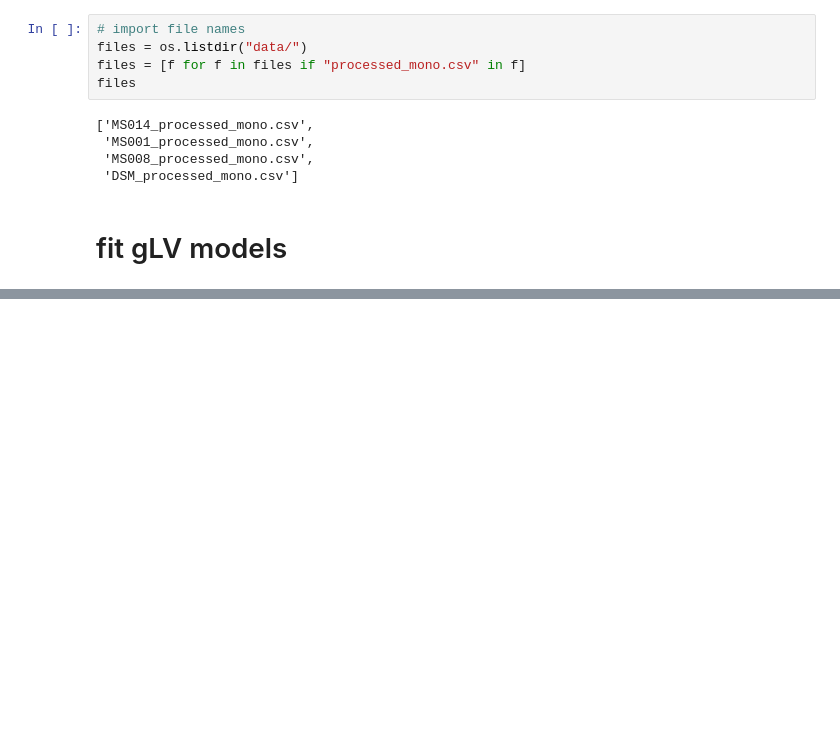
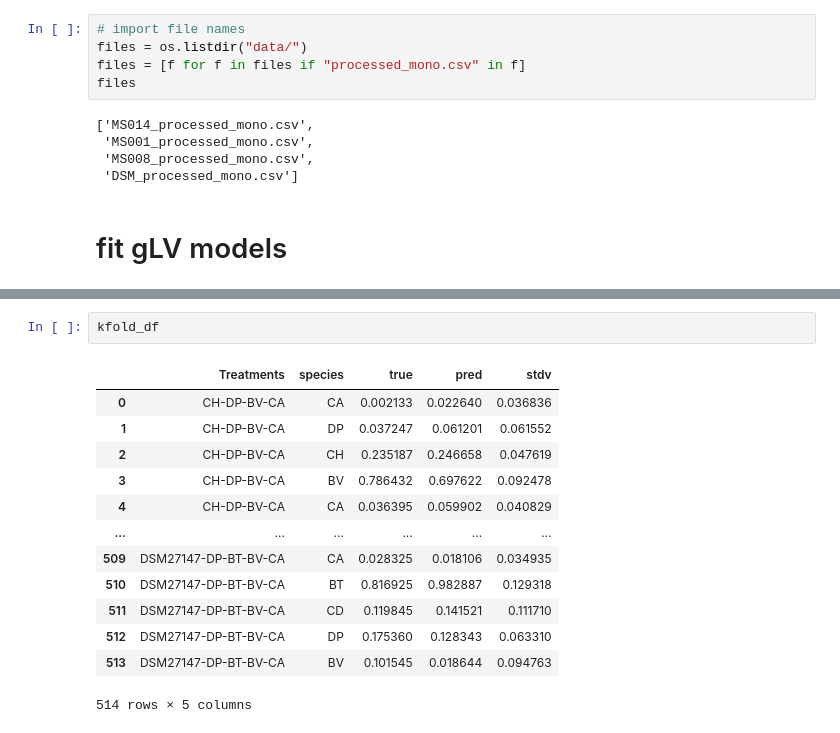
Before and after one commit to VenturelliLab/Sulaiman_et_al_2024, a Jupyter notebook: exp1/Kfold gLV.ipynb, the cells around one changed output, grey strips where cells are left out. Saved outputs shown, nothing was run; the diff lists cells and outputs as text; blank space fills up the shorter version.

```diff
--- a/exp1/Kfold gLV.ipynb
+++ b/exp1/Kfold gLV.ipynb
@@ -245,0 +214,16 @@ for file in files:
+# %%
+kfold_df
+# %% [output]
+|  | Treatments | species | true | pred | stdv |
+| 0 | CH-DP-BV-CA | CA | 0.002133 | 0.022640 | 0.036836 |
+| 1 | CH-DP-BV-CA | DP | 0.037247 | 0.061201 | 0.061552 |
+| 2 | CH-DP-BV-CA | CH | 0.235187 | 0.246658 | 0.047619 |
+| 3 | CH-DP-BV-CA | BV | 0.786432 | 0.697622 | 0.092478 |
+| 4 | CH-DP-BV-CA | CA | 0.036395 | 0.059902 | 0.040829 |
+| ... | ... | ... | ... | ... | ... |
+| 509 | DSM27147-DP-BT-BV-CA | CA | 0.028325 | 0.018106 | 0.034935 |
+| 510 | DSM27147-DP-BT-BV-CA | BT | 0.816925 | 0.982887 | 0.129318 |
+| 511 | DSM27147-DP-BT-BV-CA | CD | 0.119845 | 0.141521 | 0.111710 |
+| 512 | DSM27147-DP-BT-BV-CA | DP | 0.175360 | 0.128343 | 0.063310 |
+| 513 | DSM27147-DP-BT-BV-CA | BV | 0.101545 | 0.018644 | 0.094763 |
+514 rows × 5 columns
```
Also changed, not shown: parts of 4 cells of this notebook, 18 other files.
